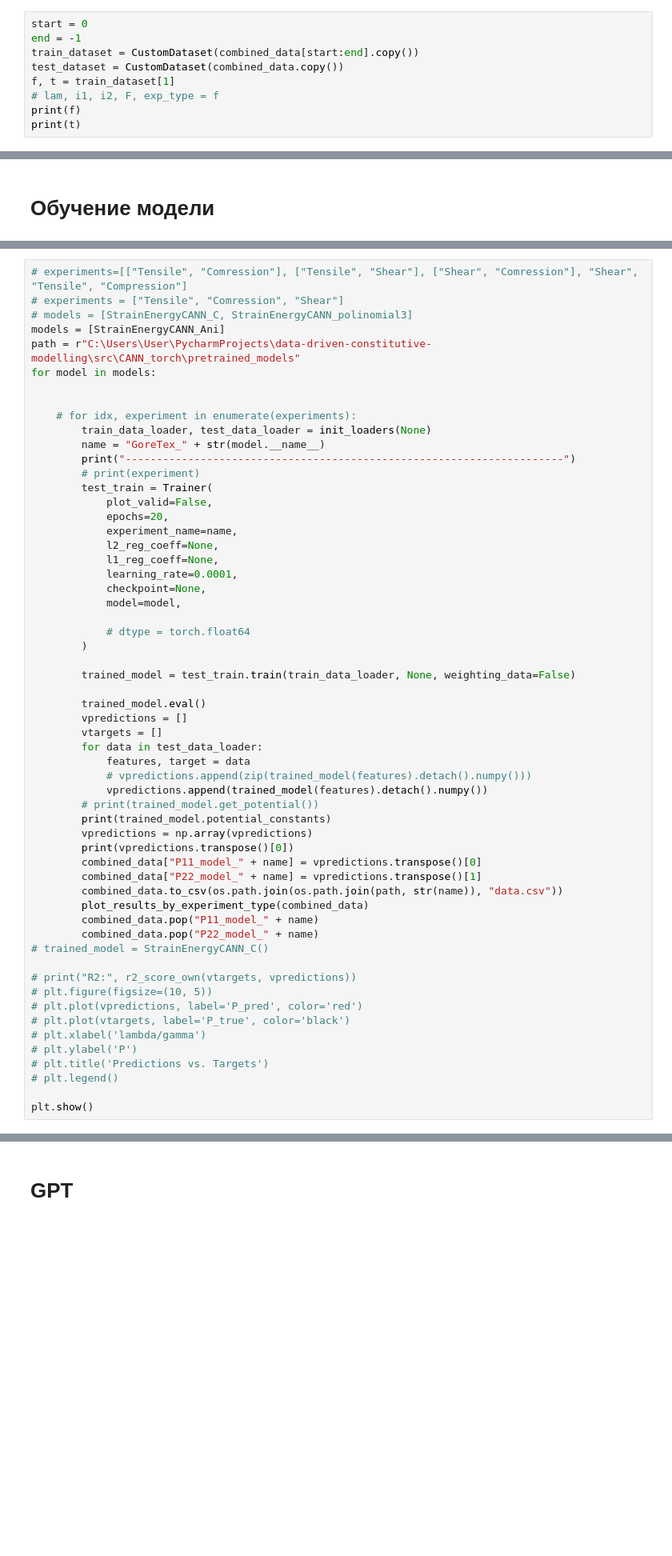
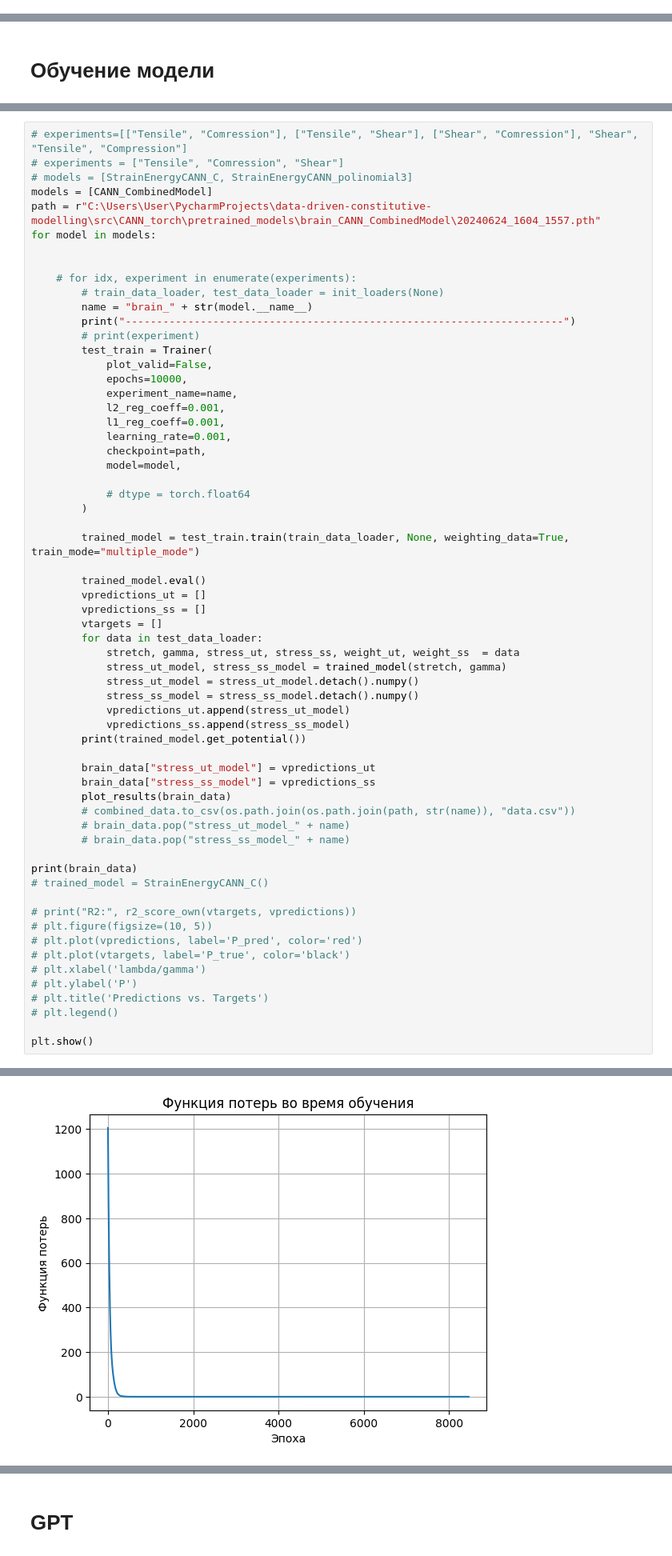
Before and after one commit to 23Grammer58/data-driven-constitutive-modelling, a Jupyter notebook: src/CANN_torch/GoreTex.ipynb, the cells around one changed output, grey strips where cells are left out. Shown at 80% size. Drawn from its saved outputs; the diff is of its cells as text; blank space fills up the shorter version.

Commit message:
add multimodal train

```diff
--- a/src/CANN_torch/GoreTex.ipynb
+++ b/src/CANN_torch/GoreTex.ipynb
@@ -168,9 +14,0 @@ class CustomDataset(Dataset):
-# %%
-start = 0
-end = -1
-train_dataset = CustomDataset(combined_data[start:end].copy())
-test_dataset = CustomDataset(combined_data.copy())
-f, t = train_dataset[1]
-# lam, i1, i2, F, exp_type = f
-print(f)
-print(t)
@@ -282,48 +124,52 @@ def plot_results_by_experiment_type(data: pd.DataFrame, plot_name_prefix="plot")
 # experiments=[["Tensile", "Comression"], ["Tensile", "Shear"], ["Shear", "Comression"], "Shear", "Tensile", "Compression"]
 # experiments = ["Tensile", "Comression", "Shear"]
 # models = [StrainEnergyCANN_C, StrainEnergyCANN_polinomial3]
-models = [StrainEnergyCANN_Ani]
-path = r"C:\Users\User\PycharmProjects\data-driven-constitutive-modelling\src\CANN_torch\pretrained_models"
+models = [CANN_CombinedModel]
+path = r"C:\Users\User\PycharmProjects\data-driven-constitutive-modelling\src\CANN_torch\pretrained_models\brain_CANN_CombinedModel\20240624_1604_1557.pth"
 for model in models:
 
 
     # for idx, experiment in enumerate(experiments):
-        train_data_loader, test_data_loader = init_loaders(None)
-        name = "GoreTex_" + str(model.__name__)
+        # train_data_loader, test_data_loader = init_loaders(None)
+        name = "brain_" + str(model.__name__)
         print("----------------------------------------------------------------------")
         # print(experiment)
         test_train = Trainer(
             plot_valid=False,
-            epochs=20,
+            epochs=10000,
             experiment_name=name,
-            l2_reg_coeff=None,
-            l1_reg_coeff=None,
-            learning_rate=0.0001,
-            checkpoint=None,
+            l2_reg_coeff=0.001,
+            l1_reg_coeff=0.001,
+            learning_rate=0.001,
+            checkpoint=path,
             model=model,
 
             # dtype = torch.float64
         )
 
-        trained_model = test_train.train(train_data_loader, None, weighting_data=False)
+        trained_model = test_train.train(train_data_loader, None, weighting_data=True, train_mode="multiple_mode")
 
         trained_model.eval()
-        vpredictions = []
+        vpredictions_ut = []
+        vpredictions_ss = []
         vtargets = []
         for data in test_data_loader:
-            features, target = data
-            # vpredictions.append(zip(trained_model(features).detach().numpy()))
-            vpredictions.append(trained_model(features).detach().numpy())
-        # print(trained_model.get_potential())
-        print(trained_model.potential_constants)
-        vpredictions = np.array(vpredictions)
-        print(vpredictions.transpose()[0])
-        combined_data["P11_model_" + name] = vpredictions.transpose()[0]
-        combined_data["P22_model_" + name] = vpredictions.transpose()[1]
-        combined_data.to_csv(os.path.join(os.path.join(path, str(name)), "data.csv"))
-        plot_results_by_experiment_type(combined_data)
-        combined_data.pop("P11_model_" + name)
-        combined_data.pop("P22_model_" + name)
+            stretch, gamma, stress_ut, stress_ss, weight_ut, weight_ss  = data
+            stress_ut_model, stress_ss_model = trained_model(stretch, gamma)
+            stress_ut_model = stress_ut_model.detach().numpy()
+            stress_ss_model = stress_ss_model.detach().numpy()
+            vpredictions_ut.append(stress_ut_model)
+            vpredictions_ss.append(stress_ss_model)
+        print(trained_model.get_potential())
+
+        brain_data["stress_ut_model"] = vpredictions_ut
+        brain_data["stress_ss_model"] = vpredictions_ss
+        plot_results(brain_data)
+        # combined_data.to_csv(os.path.join(os.path.join(path, str(name)), "data.csv"))
+        # brain_data.pop("stress_ut_model_" + name)
+        # brain_data.pop("stress_ss_model_" + name)
+
+print(brain_data)
 # trained_model = StrainEnergyCANN_C()
 
 # print("R2:", r2_score_own(vtargets, vpredictions))
@@ -341,0 +203 @@ Directory pretrained_models\GoreTex_StrainEnergyCANN_Ani already exists
+[figure, new version]
```
Also changed, not shown: parts of 48 cells of this notebook, 1 other file.
